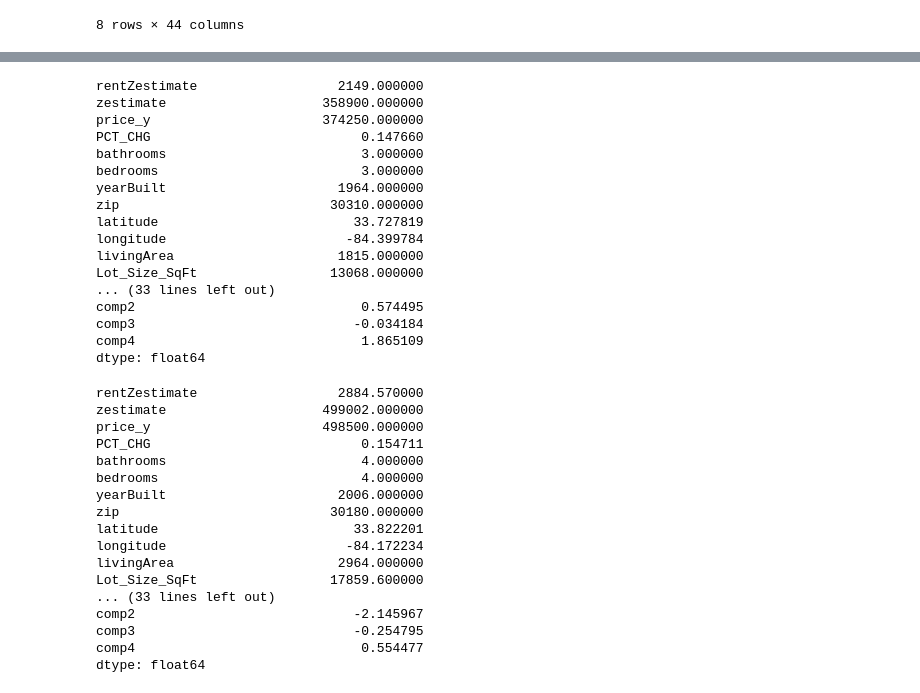
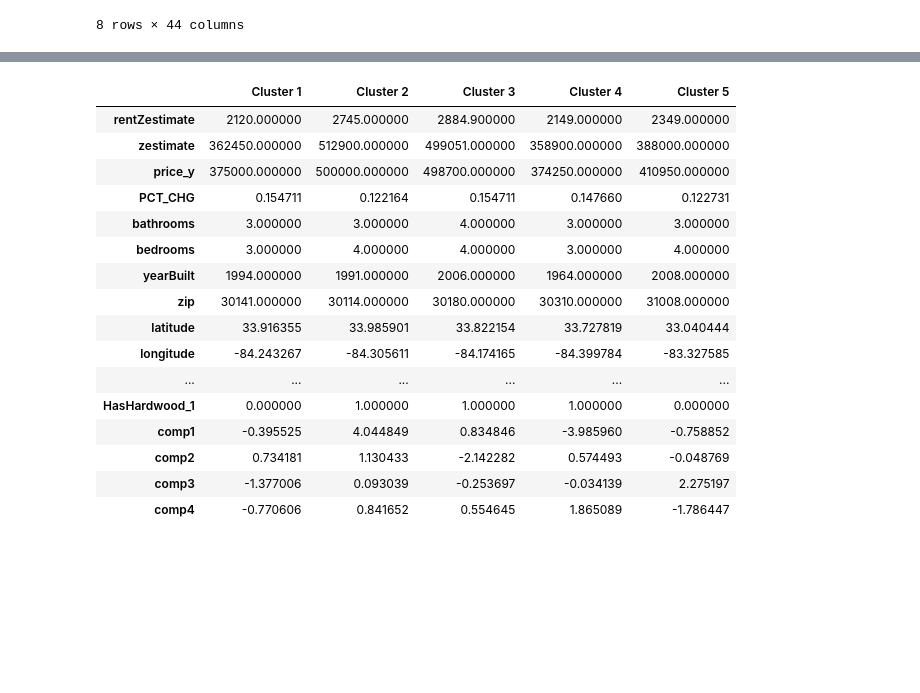
Before and after one commit to nsharma73/capstone_haystack, a Jupyter notebook: Capstone_Project_PCA_Analysis.ipynb, the cells around one changed output, grey strips where cells are left out. Saved outputs shown, nothing was run; the diff lists cells and outputs as text; code cells hidden in the pictures; blank space fills up the shorter version.

```diff
--- a/Capstone_Project_PCA_Analysis.ipynb
+++ b/Capstone_Project_PCA_Analysis.ipynb
@@ -592,2 +560,2 @@ dtype: float64
 # %%
-df3.select_dtypes(include=['int64','float64']).median()
+clus_3_median = df3.select_dtypes(include=['int64','float64']).median()
@@ -612,40 +562,28 @@ dtype: float64
 # %%
-df4.select_dtypes(include=['int64','float64']).median()
+clus_4_median = df4.select_dtypes(include=['int64','float64']).median()
-# %% [output]
-rentZestimate                  2149.000000
-zestimate                    358900.000000
-price_y                      374250.000000
-PCT_CHG                           0.147660
-bathrooms                         3.000000
-bedrooms                          3.000000
-yearBuilt                      1964.000000
-zip                           30310.000000
-latitude                         33.727819
-longitude                       -84.399784
-livingArea                     1815.000000
-Lot_Size_SqFt                 13068.000000
-... (33 lines left out)
-comp2                             0.574495
-comp3                            -0.034184
-comp4                             1.865109
-dtype: float64
 # %%
-df5.select_dtypes(include=['int64','float64']).median()
+clus_5_median = df5.select_dtypes(include=['int64','float64']).median()
-# %% [output]
-rentZestimate                  2884.570000
-zestimate                    499002.000000
-price_y                      498500.000000
-PCT_CHG                           0.154711
-bathrooms                         4.000000
-bedrooms                          4.000000
-yearBuilt                      2006.000000
-zip                           30180.000000
-latitude                         33.822201
-longitude                       -84.172234
-livingArea                     2964.000000
-Lot_Size_SqFt                 17859.600000
-... (33 lines left out)
-comp2                            -2.145967
-comp3                            -0.254795
-comp4                             0.554477
-dtype: float64
+# %%
+join = [clus_1_median, clus_2_median, clus_3_median, clus_4_median, clus_5_median]
+cluster_medians = pd.concat(join, axis = 1)
+cluster_medians = cluster_medians.rename(columns= {0: 'Cluster 1', 1: 'Cluster 2', 2: 'Cluster 3', 3: 'Cluster 4', 4: 'Cluster 5'})
+# %%
+cluster_medians
+# %% [output]
+|  | Cluster 1 | Cluster 2 | Cluster 3 | Cluster 4 | Cluster 5 |
+| rentZestimate | 2120.000000 | 2745.000000 | 2884.900000 | 2149.000000 | 2349.000000 |
+| zestimate | 362450.000000 | 512900.000000 | 499051.000000 | 358900.000000 | 388000.000000 |
+| price_y | 375000.000000 | 500000.000000 | 498700.000000 | 374250.000000 | 410950.000000 |
+| PCT_CHG | 0.154711 | 0.122164 | 0.154711 | 0.147660 | 0.122731 |
+| bathrooms | 3.000000 | 3.000000 | 4.000000 | 3.000000 | 3.000000 |
+| bedrooms | 3.000000 | 4.000000 | 4.000000 | 3.000000 | 4.000000 |
+| yearBuilt | 1994.000000 | 1991.000000 | 2006.000000 | 1964.000000 | 2008.000000 |
+| zip | 30141.000000 | 30114.000000 | 30180.000000 | 30310.000000 | 31008.000000 |
+| latitude | 33.916355 | 33.985901 | 33.822154 | 33.727819 | 33.040444 |
+| longitude | -84.243267 | -84.305611 | -84.174165 | -84.399784 | -83.327585 |
+| ... | ... | ... | ... | ... | ... |
+| HasHardwood_1 | 0.000000 | 1.000000 | 1.000000 | 1.000000 | 0.000000 |
+| comp1 | -0.395525 | 4.044849 | 0.834846 | -3.985960 | -0.758852 |
+| comp2 | 0.734181 | 1.130433 | -2.142282 | 0.574493 | -0.048769 |
+| comp3 | -1.377006 | 0.093039 | -0.253697 | -0.034139 | 2.275197 |
+| comp4 | -0.770606 | 0.841652 | 0.554645 | 1.865089 | -1.786447 |
```
Also changed, not shown: parts of 25 cells of this notebook.
